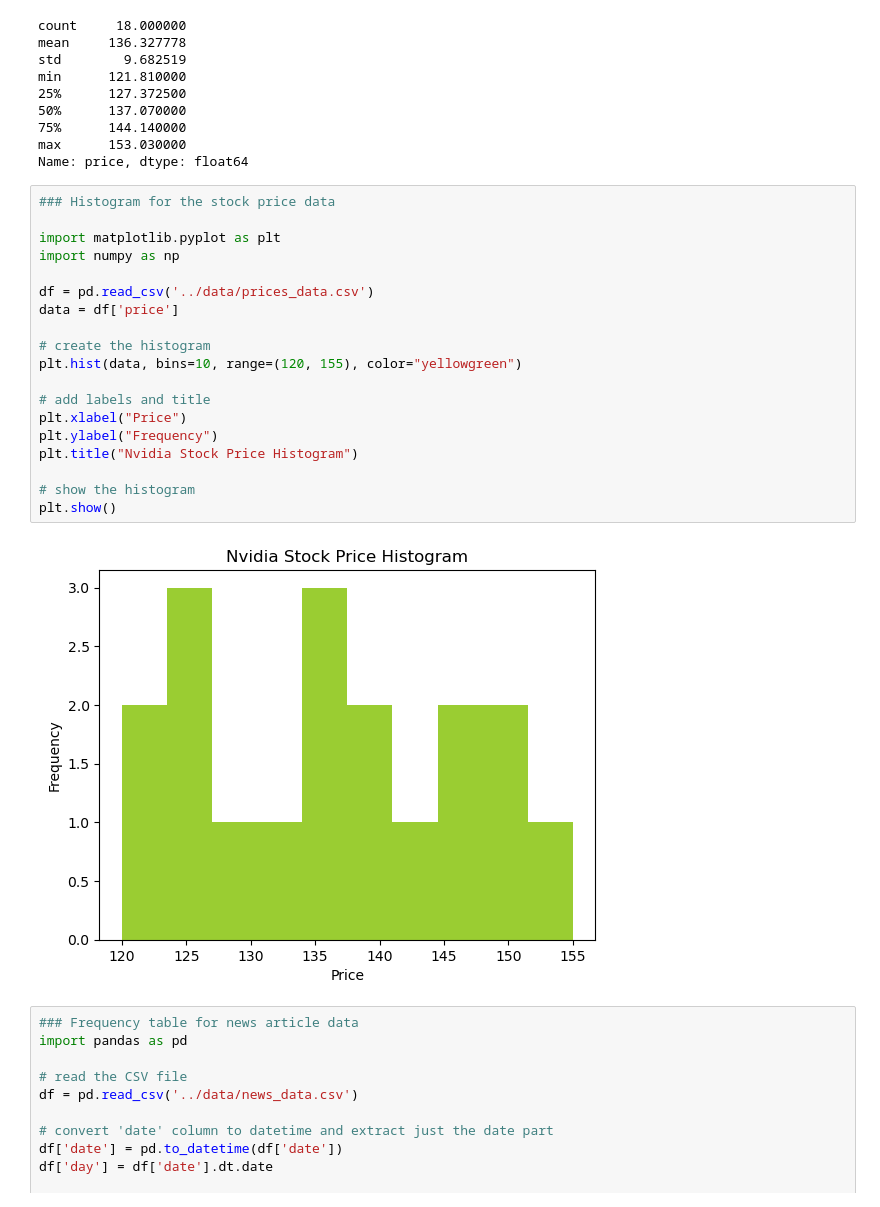
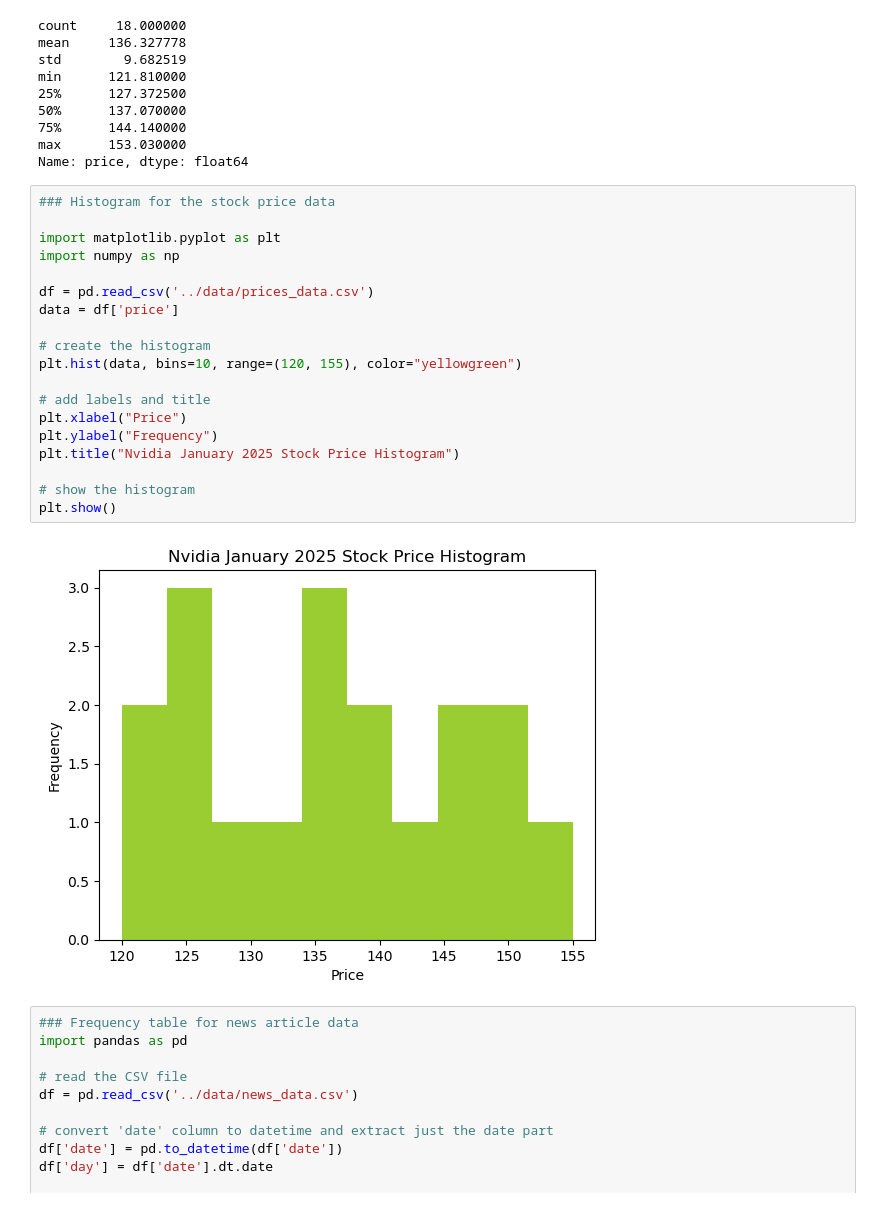
Before and after one commit to wdgstl/MarketSentimentAnalysis, a Jupyter notebook: scripts/data_appendix_script.ipynb, the cells around one changed output. Saved outputs shown, nothing was run; the diff lists cells and outputs as text.

```diff
--- a/scripts/data_appendix_script.ipynb
+++ b/scripts/data_appendix_script.ipynb
@@ -20,24 +62,24 @@ Name: price, dtype: float64
 # %%
 ### Histogram for the stock price data
 
 import matplotlib.pyplot as plt
 import numpy as np
 
 df = pd.read_csv('../data/prices_data.csv')
 data = df['price']
 
 # create the histogram
 plt.hist(data, bins=10, range=(120, 155), color="yellowgreen")
 
 # add labels and title
 plt.xlabel("Price")
 plt.ylabel("Frequency")
-plt.title("Nvidia Stock Price Histogram")
+plt.title("Nvidia January 2025 Stock Price Histogram")
 
 # show the histogram
 plt.show()
 # %% [output]
-[figure, old version]
+[figure, new version]
 # %%
 ### Frequency table for news article data
 import pandas as pd
```
Also changed, not shown: parts of 1 cell of this notebook, 1 other file.
